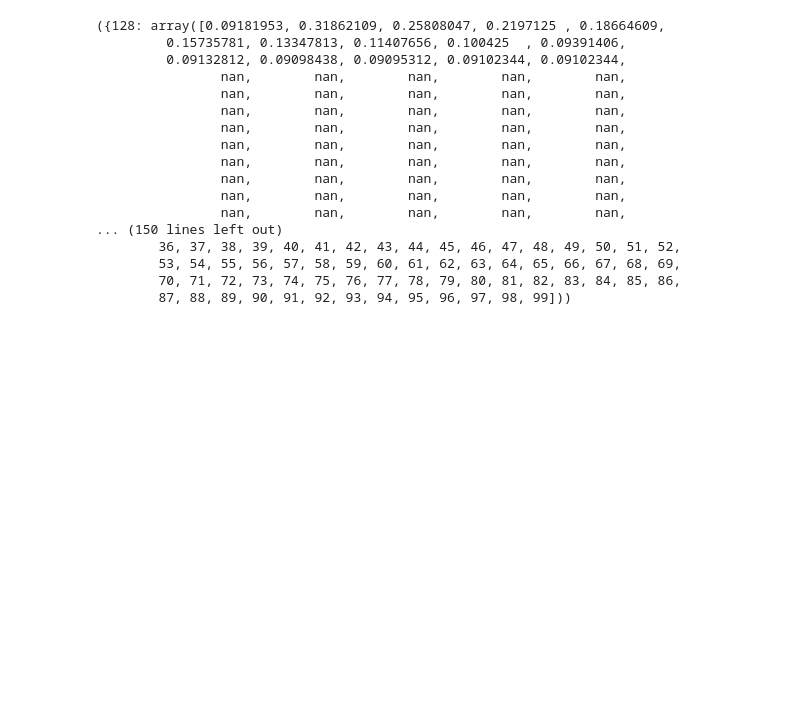
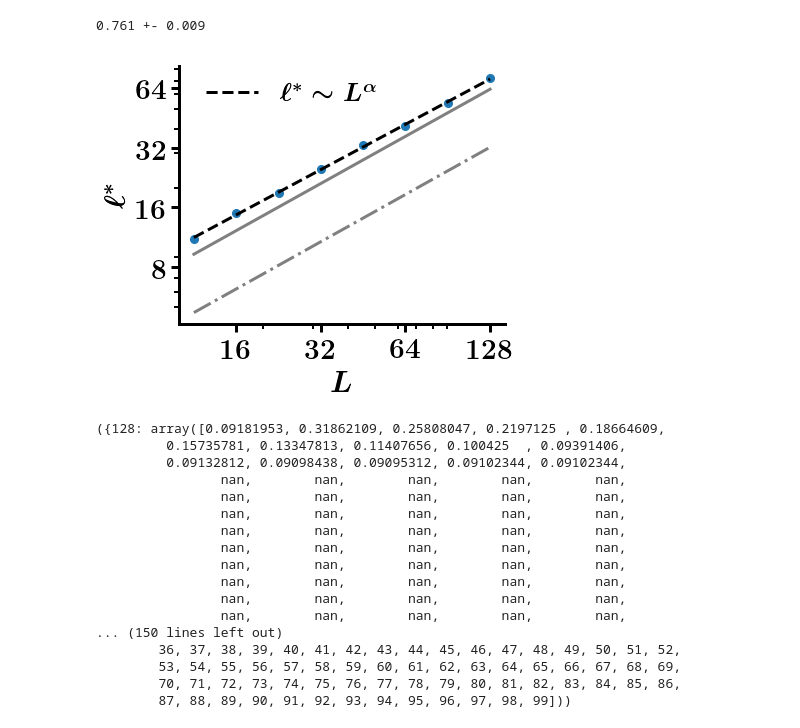
Before and after one commit to nahuelalmeira/dismantlingScaling, a Jupyter notebook: python/DT_RBl.ipynb, the cells around one changed output. Drawn from its saved outputs; the diff is of its cells as text; code cells hidden in the pictures; blank space fills up the shorter version.

```diff
--- a/python/DT_RBl.ipynb
+++ b/python/DT_RBl.ipynb
@@ -178,3 +294,58 @@ plt.show()
+# %%
+ncols = 1
+nrows = 1
+fig, ax = plt.subplots(figsize=(6*ncols,5*nrows), ncols=ncols, nrows=nrows)
+
+
+ax.tick_params(which='minor', length=5)
+ax.tick_params(which='major', length=8)
+
+X = np.sqrt(list(l_cutoff.keys()))
+Y = np.array(list(l_cutoff.values()))
+ax.set_xlabel(r'$L$')
+ax.set_ylabel(r'$\ell^*$')
+ax.set_xscale('log')
+ax.set_yscale('log')
+ax.plot(X, Y, 'o', markersize=8)
+Y_pred, slope, y_err = getLinearReg(X, Y)
+print('{:.3f} +- {:.3f}'.format(slope, y_err))
+label = r'$\ell^* \sim L^{\alpha}$'
+ax.plot(X, Y_pred, '--', color='k', label=label)
+
+
+X =  np.sqrt([128, 256, 512, 1024, 2048, 4096, 8192, 16384])
+meanls = [4.721,  6.177,  8.102, 10.801, 13.946, 18.562, 24.187, 32.666]
+diameters = [9.37, 12.42, 15.94, 20.66, 27.25, 36.01, 48.5, 64.7]
+linestyles = ['-.', '-']
+for i, Y in enumerate([meanls, diameters]):
+    Y_pred, slope, y_err = getLinearReg(X, Y)
+    c = Y[0] / X[0]**slope
+    text = r'${{{:.2f}}}\pm{{{:.2f}}}$'.format(slope, y_err)
+    k = 3
+    ax.plot(X, Y_pred, linestyles[i], color='grey')
+
+#ax.set_xlim(12, 128)
+ax.set_xticks([16, 32, 64, 128])
+ax.get_xaxis().set_minor_formatter(mpl.ticker.NullFormatter())
+ax.get_xaxis().set_major_formatter(mpl.ticker.ScalarFormatter())
+
+ax.set_yticks([8, 16, 32, 64])
+ax.get_yaxis().set_minor_formatter(mpl.ticker.NullFormatter())
+ax.get_yaxis().set_major_formatter(mpl.ticker.ScalarFormatter())
+
+ax.legend(loc=(0.05, 0.8), frameon=False)
+
+sns.despine()
+plt.tight_layout()
+fig_name = os.path.join(fig_dir, 'ell_scaling_{}'.format(net_type))
+plt.savefig(fig_name + '.png')
+plt.savefig(fig_name + '.pdf')
+
+plt.tight_layout()
+plt.show()
+# %% [output]
+0.761 +- 0.009
+[figure, added]
 # %%
 sizes = [1024, 2048, 4096, 8192, 16384]
 
```
Also changed, not shown: parts of 4 cells of this notebook, 2 other files.
